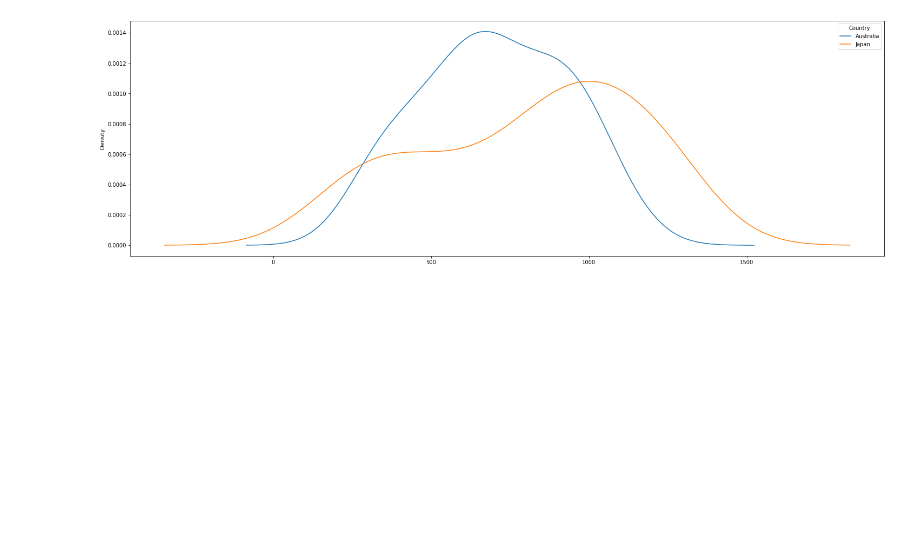
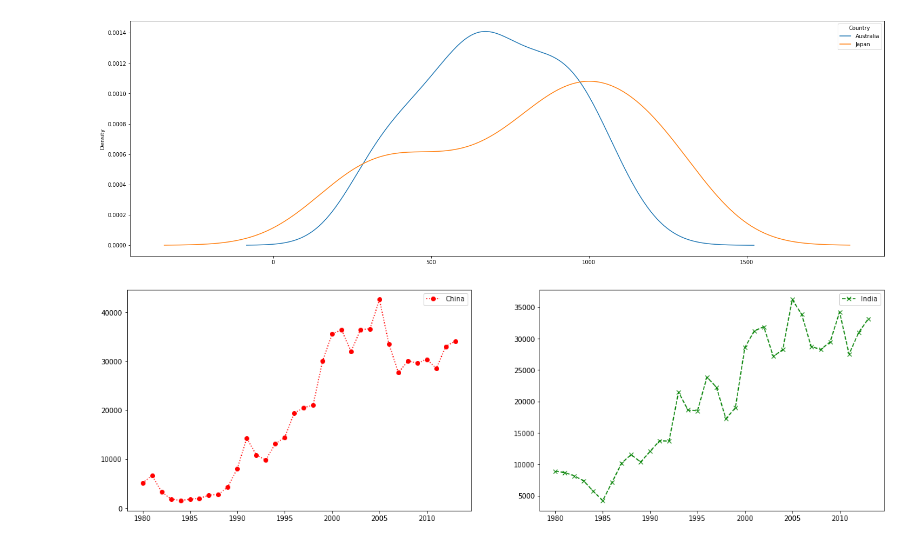
Before and after one commit to akash-yadav-git/My-Digipodium-Python-course, a Jupyter notebook: data_analysis3.ipynb, the cells around one changed output. Saved outputs shown, nothing was run; the diff lists cells and outputs as text; code cells hidden in the pictures; blank space fills up the shorter version.

Commit message:
dataanalysi3 visual

```diff
--- a/data_analysis3.ipynb
+++ b/data_analysis3.ipynb
@@ -238,3 +238,11 @@ df.loc[['Australia','Japan'],years].T.plot(kind='kde',figsize=(25,8))
 # %% [output]
 <AxesSubplot:ylabel='Density'>
 [figure]
+# %%
+df.loc[['China','India'],years].T.plot(kind='line',figsize=(20,6),
+subplots=True,
+layout=(1,2),
+style=['r:o','g--x'])
+plt.show()
+# %% [output]
+[figure, added]
```
Also changed, not shown: parts of 10 cells of this notebook.
